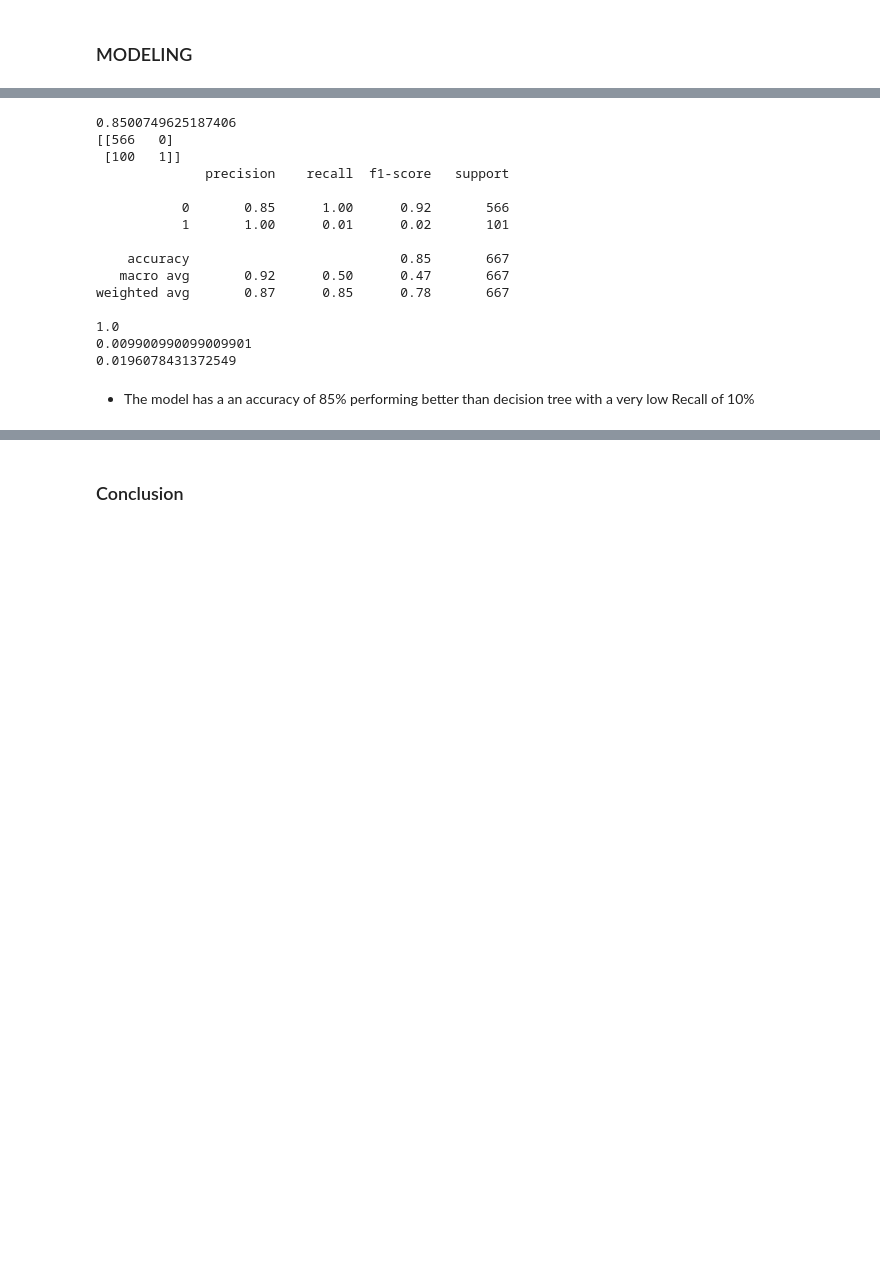
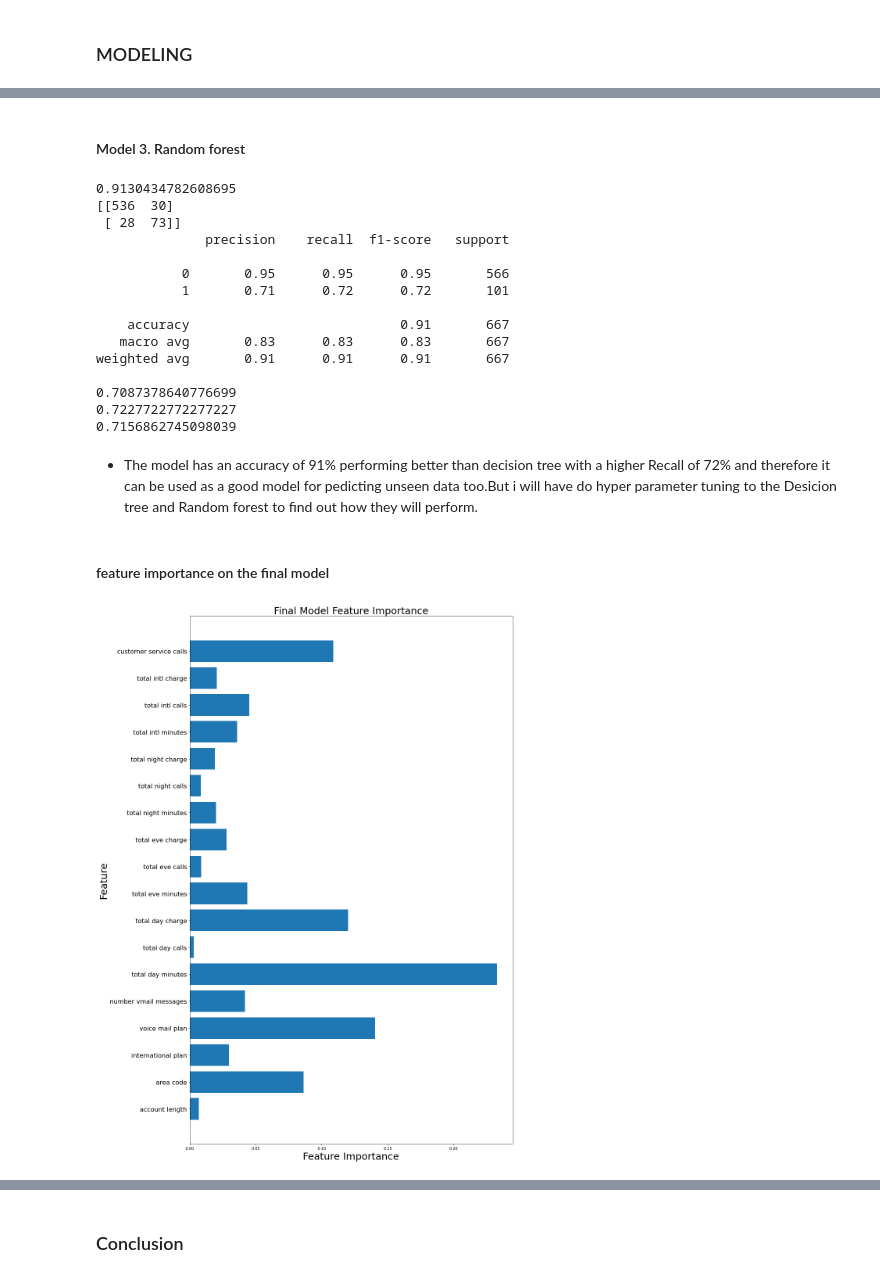
Before and after one commit to Grace-01-cell/phase3_project, a Jupyter notebook: student.ipynb, the cells around one changed output, grey strips where cells are left out. Drawn from its saved outputs; the diff is of its cells as text; code cells hidden in the pictures; blank space fills up the shorter version.

```diff
--- a/student.ipynb
+++ b/student.ipynb
@@ -379,13 +476,12 @@ X_test_scaled = scale.transform(X_test)
 # %%
-# Logistic Regression
+# # Logistic Regression
 base_model = LogisticRegression(random_state=42)
 
-#fitting the model
-base_model.fit(X_train_scaled, y_train)
+# #fitting the model
+base_model.fit(X_train_scaled, y_train_resampled)
 
- # Predict Test Set
+#  # Predict Test Set
 y_base_pred_test= base_model.predict(X_test_scaled)
-y_base_pred_train= base_model.predict(X_train_scaled)
 # %%
 #calculate logistic regression score
 lr_score = base_model.score(X_test_scaled, y_test)
@@ -442,3 +515,0 @@ X_train_resampled, y_train_resampled = smote.fit_resample(X_train, y_train)
-# %%
-Decision_tree = DecisionTreeClassifier(max_depth=5,min_samples_leaf=2,min_samples_split=5,random_state=42)
-Decision_tree.fit(X_train_resampled,y_train_resampled)
@@ -454,0 +516,6 @@ array([0.83041575, 0.79102845, 0.77242888, 0.81927711, 0.78203724])
+# %%
+# we plit our data into train and test
+X_train,X_test,y_train,y_test=train_test_split(X,y,test_size=0.2,random_state=42)
+#instanciate our desicion tree model and fit to the resambled trains
+Decision_tree = DecisionTreeClassifier(max_depth=5,min_samples_leaf=2,min_samples_split=5,random_state=42)
+Decision_tree.fit(X_train_scaled,y_train_resampled)
@@ -503,9 +547,11 @@ model 4. Random forest
+# %% [markdown]
+#### Model 3. Random forest
 # %%
 #initiating a random forest classifier
 
 clf = RandomForestClassifier(n_estimators=10, random_state=42,max_depth=5)
 #fitting the classifier
-clf.fit(X_train_resampled, y_train_resampled)
+clf.fit(X_train_scaled, y_train_resampled)
 #predicting the outcome
 y_pred = clf.predict(X_test_scaled)
 #calculating the accuracy
@@ -527,20 +573,36 @@ print(recall)
 f1 = metrics.f1_score(y_test, y_pred)
 print(f1)
 # %% [output]
-0.8500749625187406
-[[566   0]
- [100   1]]
+0.9130434782608695
+[[536  30]
+ [ 28  73]]
               precision    recall  f1-score   support
 
-           0       0.85      1.00      0.92       566
-           1       1.00      0.01      0.02       101
+           0       0.95      0.95      0.95       566
+           1       0.71      0.72      0.72       101
 
-    accuracy                           0.85       667
-   macro avg       0.92      0.50      0.47       667
-weighted avg       0.87      0.85      0.78       667
+    accuracy                           0.91       667
+   macro avg       0.83      0.83      0.83       667
+weighted avg       0.91      0.91      0.91       667
 
-1.0
-0.009900990099009901
-0.0196078431372549
+0.7087378640776699
+0.7227722772277227
+0.7156862745098039
-# %% [markdown]
-* The model has a an accuracy of 85% performing better than decision tree with a very low Recall of 10%
+# %% [markdown]
+* The model has  an accuracy of 91% performing better than decision tree with a  higher Recall of 72% and therefore it can be used as  a good model for pedicting unseen data too.But i will have do hyper parameter tuning to the Desicion tree and Random forest to find out how they will perform.
+# %% [markdown]
+#### feature importance on the final model
+# %%
+def plot_features_importances(model):
+    n_features = X_test.shape[1]
+    plt.figure(figsize=(15,20))
+    plt.barh(range(n_features), model.feature_importances_, align='center')
+    plt.yticks(np.arange(n_features), X_test.columns.values, fontsize = 16)
+    plt.xlabel('Feature Importance', fontsize = 25)
+    plt.ylabel('Feature', fontsize = 25)
+    plt.title('Final Model Feature Importance', fontsize = 25)
+    plt.tight_layout()
+
+plot_features_importances(clf)
+# %% [output]
+[figure, added]
```
Also changed, not shown: parts of 70 cells of this notebook, 1 other file.
